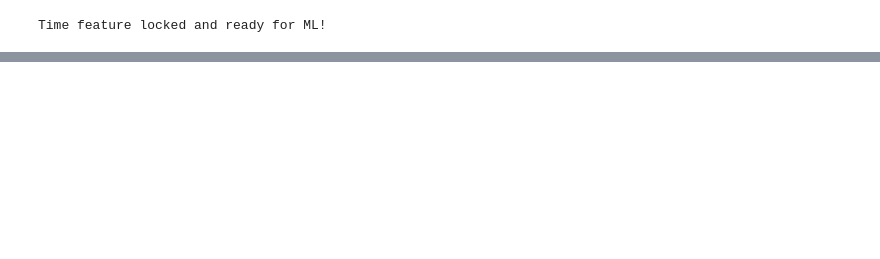
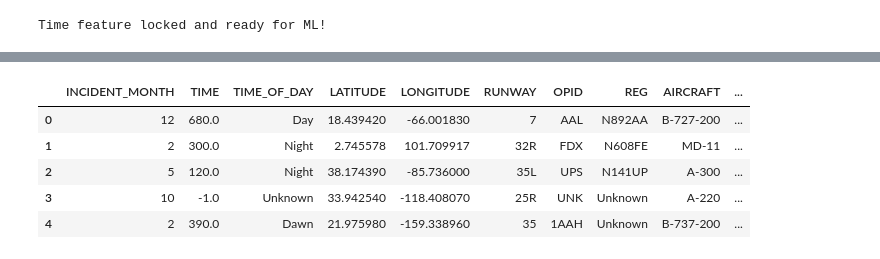
Before and after one commit to sebiaramirez/mpb-ML-project, a Jupyter notebook: ML_project.ipynb, the cells around one changed output, grey strips where cells are left out. Cells and saved outputs as stored; diff of their text form; code cells hidden in the pictures; blank space fills up the shorter version.

```diff
--- a/ML_project.ipynb
+++ b/ML_project.ipynb
@@ -1383,9 +1370 @@ Rows missing exactly 5 features: 10700
 --------------------------------------------------
-# %%
-# The 7 specific features you want to check
-cols_to_check = ['TIME', 'TIME_OF_DAY', 'RUNWAY', 'REG', 'PHASE_OF_FLIGHT', 'SKY', 'PRECIPITATION']
-
-# Drop rows ONLY if all 7 of these columns are missing
-train_clean = train_clean.dropna(subset=cols_to_check, how='all')
-
-print(f"Remaining rows in train_clean: {len(train_clean)}")
@@ -1580,5 +1555,12 @@ test_final = test_final[features].fillna(0)
 train_final = train_final.fillna(0)
 
 print(f"Sync Complete. Final Feature Count: {len(features)}")
+
+
+pd.set_option('display.max_columns', None)
+train_final.head()
+
+
+train_clean.shape
 # %% [output]
 Sync Complete. Final Feature Count: 39
@@ -1728 +1711,12 @@ INDICATED_DAMAGE
 Name: count, dtype: int64
+# %%
+
+pd.set_option('display.max_columns', None)
+train_clean.head()
+# %% [output]
+|  | INCIDENT_MONTH | TIME | TIME_OF_DAY | LATITUDE | LONGITUDE | RUNWAY | OPID | REG | AIRCRAFT | ... |
+| 0 | 12 | 680.0 | Day | 18.439420 | -66.001830 | 7 | AAL | N892AA | B-727-200 | ... |
+| 1 | 2 | 300.0 | Night | 2.745578 | 101.709917 | 32R | FDX | N608FE | MD-11 | ... |
+| 2 | 5 | 120.0 | Night | 38.174390 | -85.736000 | 35L | UPS | N141UP | A-300 | ... |
+| 3 | 10 | -1.0 | Unknown | 33.942540 | -118.408070 | 25R | UNK | Unknown | A-220 | ... |
+| 4 | 2 | 390.0 | Dawn | 21.975980 | -159.338960 | 35 | 1AAH | Unknown | B-737-200 | ... |
```
Also changed, not shown: parts of 13 cells of this notebook, 2 other files.
